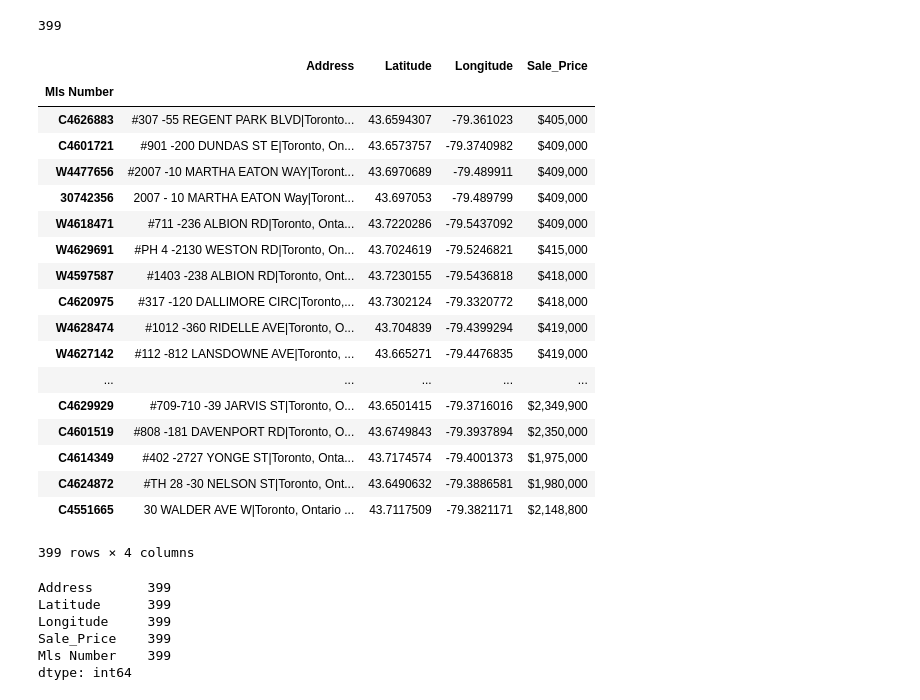
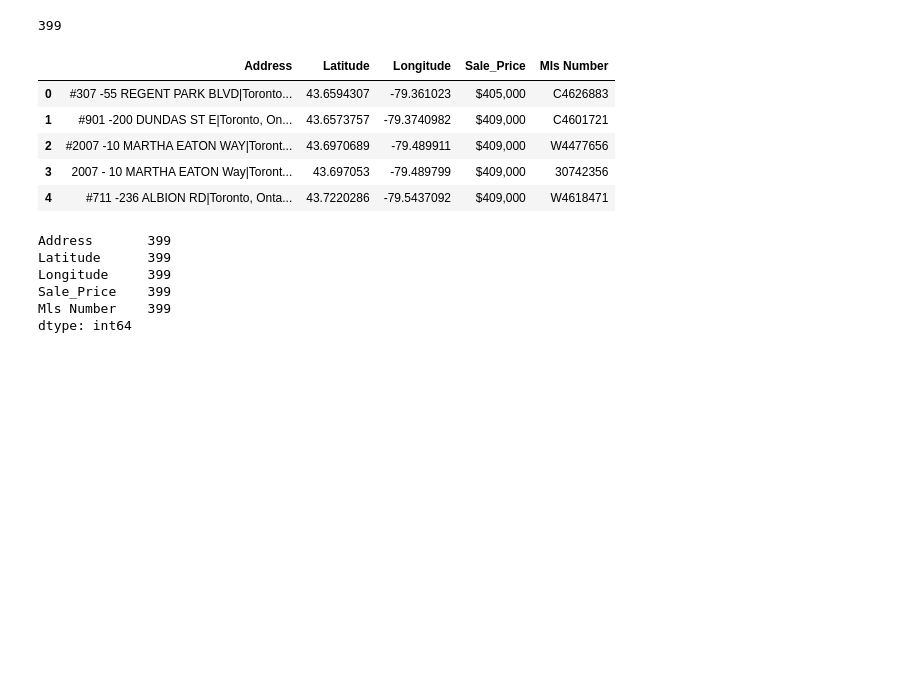
Before and after one commit to sushainegoyal/Bootcamp---Group-Project-1, a Jupyter notebook: Pasquale/Master_Project.ipynb, the cells around one changed output. Cells and saved outputs as stored; diff of their text form; code cells hidden in the pictures; blank space fills up the shorter version.

```diff
--- a/Pasquale/Master_Project.ipynb
+++ b/Pasquale/Master_Project.ipynb
@@ -74,26 +74,14 @@ maindfclean['Address'].count()
 # %%
 maindfclean = maindf.loc[maindf['Address']!="",:]
 maindfclean.set_index('Mls Number')
+maindfclean.head()
 # %% [output]
-|  | Address | Latitude | Longitude | Sale_Price |
-| Mls Number |  |  |  |  |
-| C4626883 | #307 -55 REGENT PARK BLVD|Toronto... | 43.6594307 | -79.361023 | $405,000 |
-| C4601721 | #901 -200 DUNDAS ST E|Toronto, On... | 43.6573757 | -79.3740982 | $409,000 |
-| W4477656 | #2007 -10 MARTHA EATON WAY|Toront... | 43.6970689 | -79.489911 | $409,000 |
-| 30742356 | 2007 - 10 MARTHA EATON Way|Toront... | 43.697053 | -79.489799 | $409,000 |
-| W4618471 | #711 -236 ALBION RD|Toronto, Onta... | 43.7220286 | -79.5437092 | $409,000 |
-| W4629691 | #PH 4 -2130 WESTON RD|Toronto, On... | 43.7024619 | -79.5246821 | $415,000 |
-| W4597587 | #1403 -238 ALBION RD|Toronto, Ont... | 43.7230155 | -79.5436818 | $418,000 |
-| C4620975 | #317 -120 DALLIMORE CIRC|Toronto,... | 43.7302124 | -79.3320772 | $418,000 |
-| W4628474 | #1012 -360 RIDELLE AVE|Toronto, O... | 43.704839 | -79.4399294 | $419,000 |
-| W4627142 | #112 -812 LANSDOWNE AVE|Toronto, ... | 43.665271 | -79.4476835 | $419,000 |
-| ... | ... | ... | ... | ... |
-| C4629929 | #709-710 -39 JARVIS ST|Toronto, O... | 43.6501415 | -79.3716016 | $2,349,900 |
-| C4601519 | #808 -181 DAVENPORT RD|Toronto, O... | 43.6749843 | -79.3937894 | $2,350,000 |
-| C4614349 | #402 -2727 YONGE ST|Toronto, Onta... | 43.7174574 | -79.4001373 | $1,975,000 |
-| C4624872 | #TH 28 -30 NELSON ST|Toronto, Ont... | 43.6490632 | -79.3886581 | $1,980,000 |
-| C4551665 | 30 WALDER AVE W|Toronto, Ontario ... | 43.7117509 | -79.3821171 | $2,148,800 |
+|  | Address | Latitude | Longitude | Sale_Price | Mls Number |
+| 0 | #307 -55 REGENT PARK BLVD|Toronto... | 43.6594307 | -79.361023 | $405,000 | C4626883 |
+| 1 | #901 -200 DUNDAS ST E|Toronto, On... | 43.6573757 | -79.3740982 | $409,000 | C4601721 |
+| 2 | #2007 -10 MARTHA EATON WAY|Toront... | 43.6970689 | -79.489911 | $409,000 | W4477656 |
+| 3 | 2007 - 10 MARTHA EATON Way|Toront... | 43.697053 | -79.489799 | $409,000 | 30742356 |
+| 4 | #711 -236 ALBION RD|Toronto, Onta... | 43.7220286 | -79.5437092 | $409,000 | W4618471 |
-399 rows × 4 columns
 # %%
 maindfclean.count()
 # %% [output]
```
Also changed, not shown: parts of 16 cells of this notebook, 1 other file.
